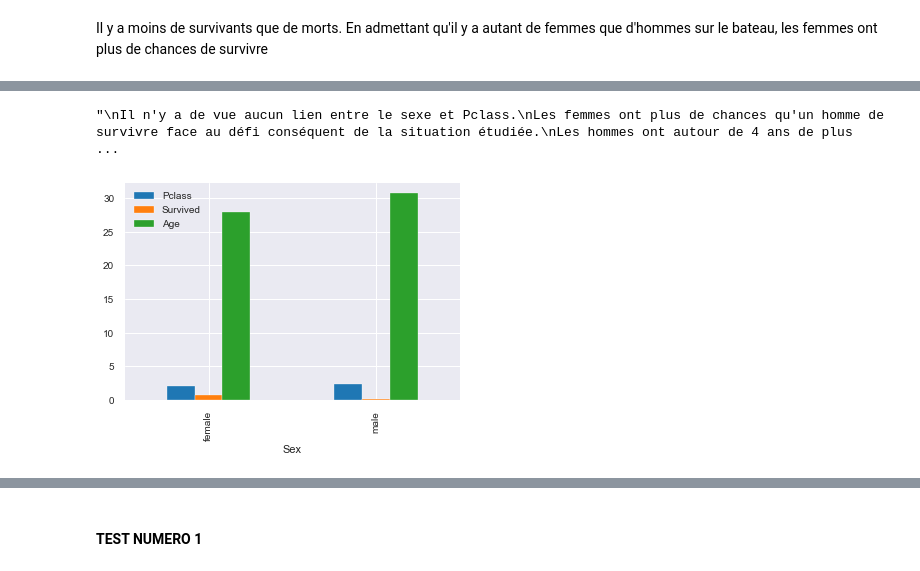
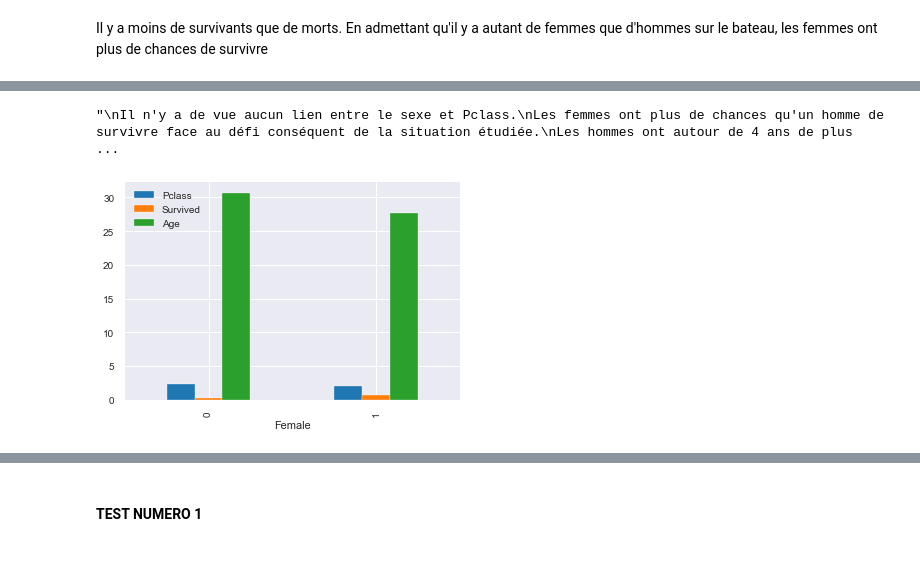
Before and after one commit to lamarqueclement/titanic_projet2, a Jupyter notebook: Titanic2.ipynb, the cells around one changed output, grey strips where cells are left out. Saved outputs shown, nothing was run; the diff lists cells and outputs as text; code cells hidden in the pictures.

```diff
--- a/Titanic2.ipynb
+++ b/Titanic2.ipynb
@@ -53,0 +39,25 @@ pandas_profiling.ProfileReport(train)
+# %%
+import pandas_profiling
+pandas_profiling.ProfileReport(train)
+'''
+PAR COLONNES:
+PassengerId: rien à signaler
+Survived: vals(0,1) OK; sur 891 personnes, 342 mortes soit 38.4%
+Pclass: vals(1,2,3) OK; Dans la Pclass=1 il y avait 216 personnes soit 24.2% (~ Pclass= 2 ou 3)
+Name: sans intérêts apparents
+Sex: vals(male,female) OK; 577 male sur 891 personnes soit 64.8% (~ female)
+Age: vals_disctinct=89; MISSING = 20% = 177/891; Mean=29.7 (~ stats); histogramme à étudier
+SibSp: vals(0,1,2,3,4,5,8) val(0).count()=608 soit 68.2% (~ vals); MISSING 68.2%
+Parch: vals(0,1,2,3,4,5,6) val(0).count()=678 soit 76.1% (~ vals)
+Ticket: vals_dictinct=681; 76.4% Unique
+Fare: vals_dictinct=248; 27.8% Unique; ZEROS=1.7%; cf stats
+Cabin: MISSING = 77.1% = 687/891
+Embarked: vals(S, C, Q, 2missing); S.count() = 644 (~vals)
+
+CORRELATIONS ENTRE LES COLONNES:
+corr(Parch,SibSp) = 0.41
+corr(Pclass,Fare) = -0.55
+corr(Pclass,Survived), corr(Age, Pclass), corr(SibSp, Age) in [0.3, 0.4]
+corr(Fare, survived) = 0.26; corr(Fare, Parch) = 0.22
+   => corr(Fare, [Survived, Pclass, Parch])?
+'''
@@ -228,14 +258,13 @@ plt.show()
 # %%
 %matplotlib inline
-# Catégories associées aux âges
-train[['Sex','Pclass','Survived','Age']].groupby(['Sex']).mean().plot.bar()
-
+# Catégories associées aux genres
+c_train[['Female','Pclass','Survived','Age']].groupby(['Female']).mean().plot.bar()
 '''
 Il n'y a de vue aucun lien entre le sexe et Pclass.
 Les femmes ont plus de chances qu'un homme de survivre face au défi conséquent de la situation étudiée.
 Les hommes ont autour de 4 ans de plus en moyenne que les femmes.
 '''
 # %% [output]
 "\nIl n'y a de vue aucun lien entre le sexe et Pclass.\nLes femmes ont plus de chances qu'un homme de survivre face au défi conséquent de la situation étudiée.\nLes hommes ont autour de 4 ans de plus  ...
-[figure, old version]
+[figure, new version]
 # %%
```
Also changed, not shown: parts of 40 cells of this notebook.
